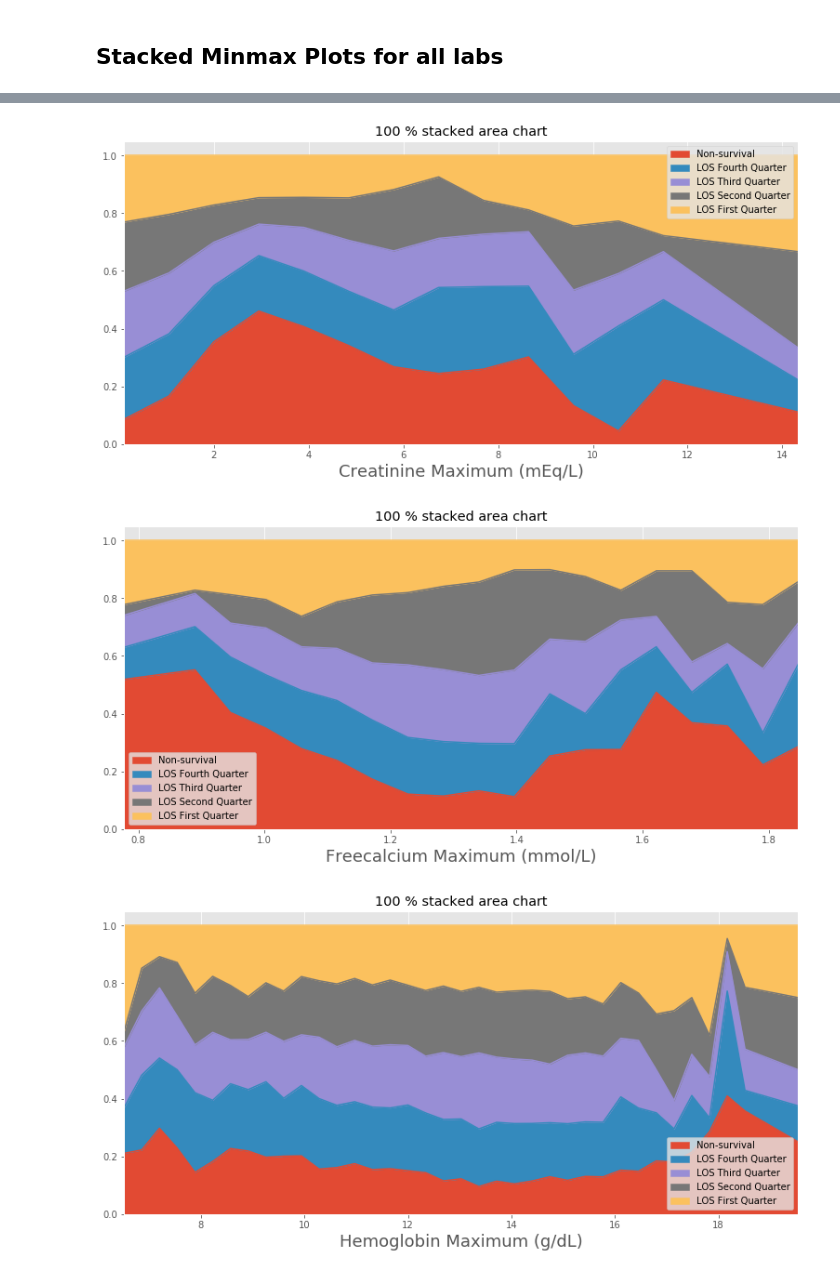
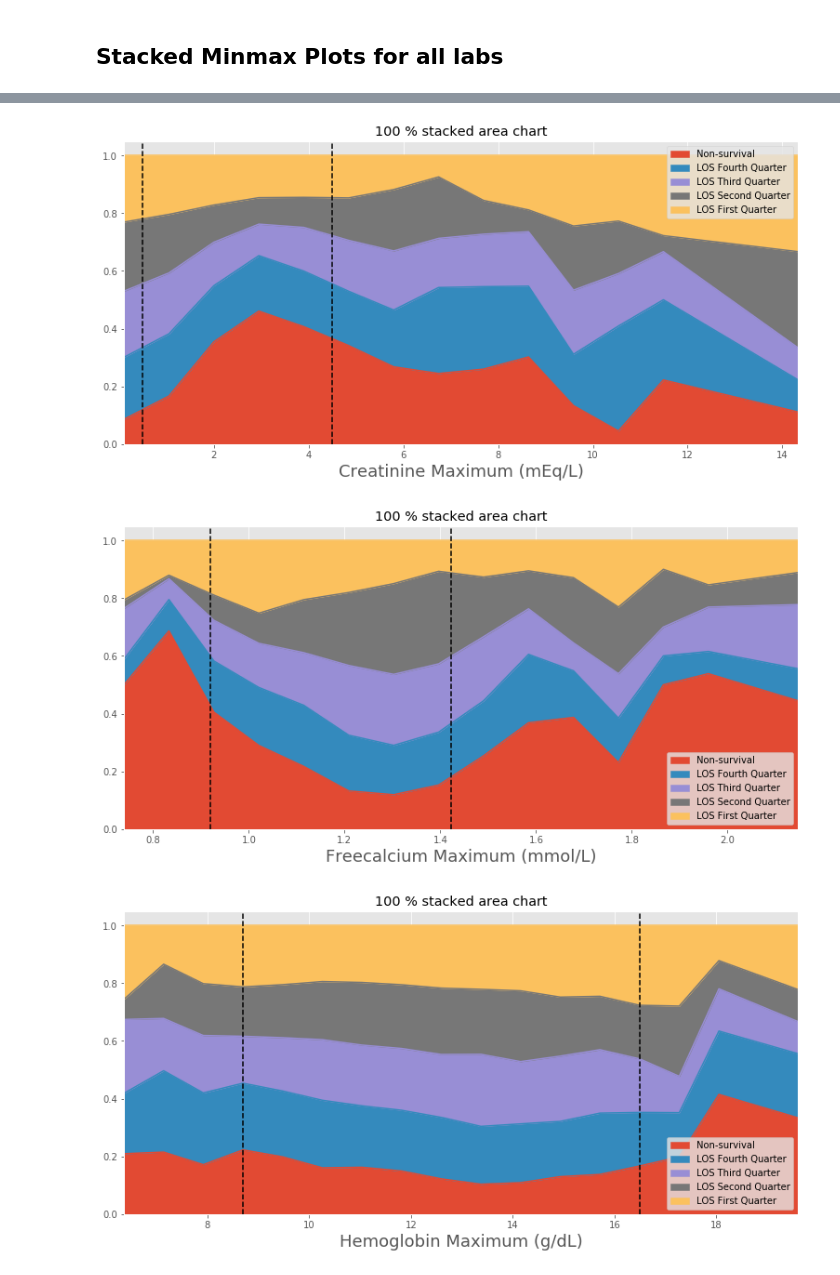
Before and after one commit to nus-mornin-lab/First_Lab, a Jupyter notebook: stacked_minmax_all.ipynb, the cells around one changed output, grey strips where cells are left out. Drawn from its saved outputs; the diff is of its cells as text; code cells hidden in the pictures.

Commit message:
Changed range

```diff
--- a/stacked_minmax_all.ipynb
+++ b/stacked_minmax_all.ipynb
@@ -146,6 +163,13 @@ for l, u in iter(sorted(labs.iteritems())):
     n_less_min = data[l.lower()+'_min'][cond_less].dropna().count()
     n_less_max = data[l.lower()+'_max'][cond_less].dropna().count()
     quater = n_less_min / 4
+
+    a1 = data[l.lower()+'_max'][data.mort_icu==1].quantile(0.025)
+    a2 = data[l.lower()+'_max'][data.mort_icu==1].quantile(0.975)
+    b1 = data.sort_values(by=['los'])[l.lower()+'_max'][cond_less].head(quater).quantile(0.025)
+    b2 = data.sort_values(by=['los'])[l.lower()+'_max'][cond_less].head(quater).quantile(0.975)
+    plot_a = max(a1, b1)
+    plot_b = min(a2, b2)
 
     nonsurv_min = data[l.lower()+'_min'][data.mort_icu==1].dropna()
     nonsurv_max = data[l.lower()+'_max'][data.mort_icu==1].dropna()
@@ -173,14 +197,22 @@ for l, u in iter(sorted(labs.iteritems())):
     first_min = pd.Series(first_quater_min.values, name='First Quarter')
     non_max = pd.Series(nonsurv_max.values, name='Non-survival')
     first_max = pd.Series(first_quater_max.values, name='First Quarter')
+    sec_min = pd.Series(sec_quater_min.values, name='Second Quarter')
+    sec_max = pd.Series(sec_quater_max.values, name='Second Quarter')
+    third_min = pd.Series(third_quater_min.values, name='Third Quarter')
+    third_max = pd.Series(third_quater_max.values, name='Third Quarter')
+    fourth_min = pd.Series(fourth_quater_min.values, name='Fourth Quarter')
+    fourth_max = pd.Series(fourth_quater_max.values, name='Fourth Quarter')
 
-    df_min = first_min.to_frame().join(non_min.to_frame())
-    df_max = first_max.to_frame().join(non_max.to_frame())
+    #df_min = first_min.to_frame().join(non_min.to_frame())
+    #df_max = first_max.to_frame().join(non_max.to_frame())
+    df_min = pd.DataFrame({'Non-survival': non_min, 'First Quarter': first_min, 'Second Quarter':sec_min, 'Third Quarter':third_min, 'Fourth Quarter':fourth_min})
+    df_max = pd.DataFrame({'Non-survival': non_max, 'First Quarter': first_max, 'Second Quarter':sec_max, 'Third Quarter':third_max, 'Fourth Quarter':fourth_max})
 
-    range1 = max(df_min['Non-survival'].max(), df_min['First Quarter'].max())
-    range2 = min(df_min['Non-survival'].min(), df_min['First Quarter'].min())
-    range3 = max(df_max['Non-survival'].max(), df_max['First Quarter'].max())
-    range4 = min(df_max['Non-survival'].min(), df_max['First Quarter'].min())
+    range1 = max(df_min['Non-survival'].max(), df_min['First Quarter'].max(), df_min['Second Quarter'].max(), df_min['Third Quarter'].max(), df_min['Fourth Quarter'].max())
+    range2 = min(df_min['Non-survival'].min(), df_min['First Quarter'].min(), df_min['Second Quarter'].min(), df_min['Third Quarter'].min(), df_min['Fourth Quarter'].min())
+    range3 = max(df_max['Non-survival'].max(), df_max['First Quarter'].max(), df_max['Second Quarter'].max(), df_max['Third Quarter'].max(), df_max['Fourth Quarter'].max())
+    range4 = min(df_max['Non-survival'].min(), df_max['First Quarter'].min(), df_max['Second Quarter'].min(), df_max['Third Quarter'].min(), df_max['Fourth Quarter'].min())
 
     x_range_min = np.linspace(range1, range2, num=50)
     x_range_max = np.linspace(range3, range4, num=50)
@@ -235,4 +267,6 @@ for l, u in iter(sorted(labs.iteritems())):
     fig = plt.gcf()
     ax = plt.gca()
     plt.xlabel(l[0]+l[1:].lower()+' Maximum ('+u+')', fontsize=18)
+    plt.axvline(plot_a,color='k',linestyle='--')
+    plt.axvline(plot_b,color='k',linestyle='--')
 # %% [output]
@@ -243,3 +277,3 @@ for l, u in iter(sorted(labs.iteritems())):
-[figure, old version]
+[figure, new version]
-[figure, old version]
+[figure, new version]
-[figure, old version]
+[figure, new version]
```
Also changed, not shown: parts of 2 cells of this notebook.
